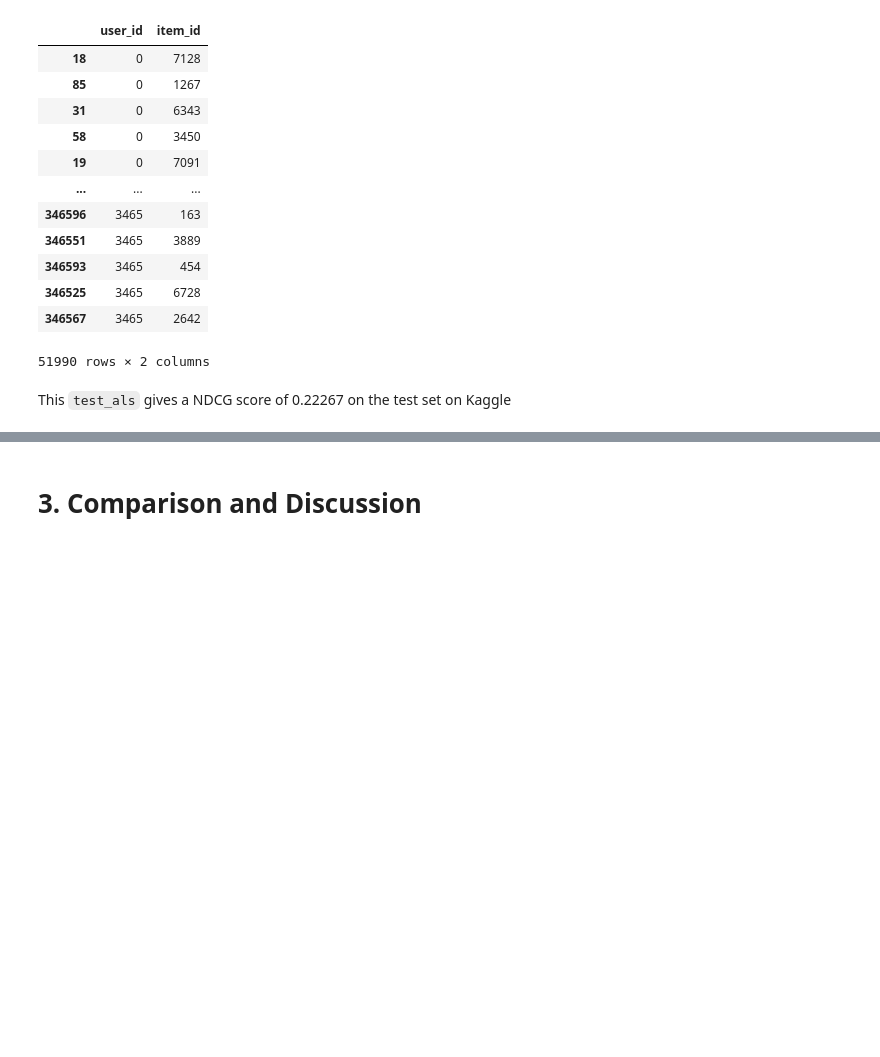
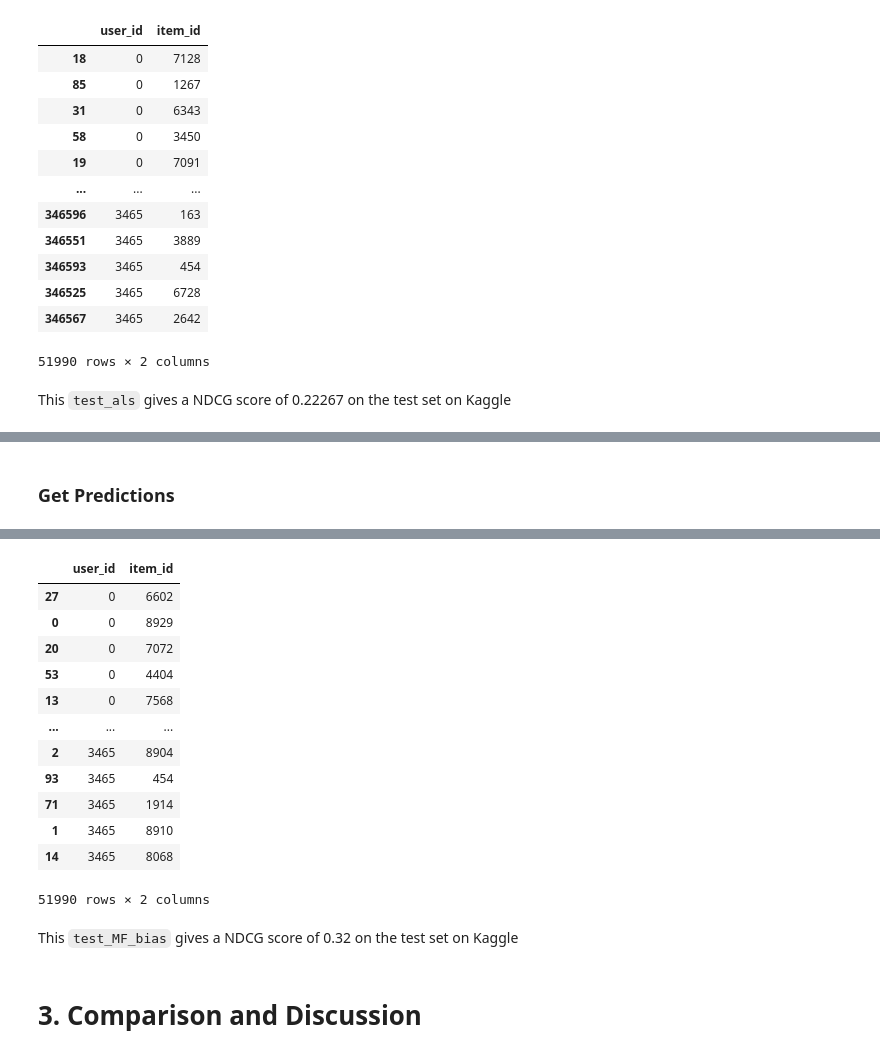
Before and after one commit to DanielTranDS/SocialMediaPhotos-RecommendationSystem-MatrixFactorization, a Jupyter notebook: RecommendationSystem_Codes.ipynb, the cells around one changed output, grey strips where cells are left out. Drawn from its saved outputs; the diff is of its cells as text; code cells hidden in the pictures; blank space fills up the shorter version.

Commit message:
Implement MF model, Comparison and Discussion

```diff
--- a/RecommendationSystem_Codes.ipynb
+++ b/RecommendationSystem_Codes.ipynb
@@ -575,0 +734,47 @@ This `test_als` gives a NDCG score of 0.22267 on the test set on Kaggle
+# %% [markdown]
+### Get Predictions
+# %%
+def recommend_nn(dataframe, person_id, model_, num_contents=15, score_wanted=True):
+    '''
+    Gets the following inputs:
+    dataframe: a dataframe of user and their item candidates
+    person_id: user_id of the user
+    model_: trained model which is used for doing predictions
+    num_contents: number of top recommendation we are seeking for the user
+    score_wanted: if we want to have the score for each recommended item
+
+    Outputs a dataframe of top n recommendation (based on dataframe of candidates) for each user.
+    The recommendations are sorted for each user based on the recommendation score.
+    The user can ask for the score to be included in the output dataframe by indicating using score_wanted parameter.
+    '''
+    #Dict of all 100 items that are candidated for each user
+    user_100_candidate = dataframe.groupby('user_id')['item_id'].apply(list).to_dict()
+    candidate_items = user_100_candidate[person_id]
+    cand_count = len(candidate_items)
+    predicted_labels = np.squeeze(model_(torch.tensor([person_id]*cand_count), torch.tensor(candidate_items)).detach().numpy())
+
+    #Prepare user-item-score as a dataframe for sorting and filtering
+    user_candidates_with_score_df = pd.DataFrame({"user_id":[person_id]*cand_count,
+                                           "item_id":candidate_items,
+                                           "score":predicted_labels})
+    # Sort in the order of high to low scores
+    all_cadidates_with_score_sorted = user_candidates_with_score_df.sort_values(by="score", ascending=False)
+    #Get top N candidates based on highest scores
+    top_cadidates_with_score_sorted = all_cadidates_with_score_sorted.head(num_contents)
+    #Remove score column if not requested
+    if score_wanted:
+        pass
+    else:
+        top_cadidates_with_score_sorted = top_cadidates_with_score_sorted.drop("score", axis = 1)
+    #Return final dataframe of recommendations for the user
+    return top_cadidates_with_score_sorted
+# %%
+%%time
+
+test_MF_bias = pd.DataFrame()
+
+for u in all_users:
+    df_recommendations_topN = recommend_nn(test, u, model_MF_bias, 15, score_wanted=False)
+    test_MF_bias = pd.concat([test_MF_bias, df_recommendations_topN], axis=0)
+test_MF_bias
+# %% [output]
@@ -575,0 +782,13 @@ This `test_als` gives a NDCG score of 0.22267 on the test set on Kaggle
+|  | user_id | item_id |
+| 27 | 0 | 6602 |
+| 0 | 0 | 8929 |
+| 20 | 0 | 7072 |
+| 53 | 0 | 4404 |
+| 13 | 0 | 7568 |
+| ... | ... | ... |
+| 2 | 3465 | 8904 |
+| 93 | 3465 | 454 |
+| 71 | 3465 | 1914 |
+| 1 | 3465 | 8910 |
+| 14 | 3465 | 8068 |
+51990 rows × 2 columns
@@ -576,2 +798,4 @@ This `test_als` gives a NDCG score of 0.22267 on the test set on Kaggle
+# %% [markdown]
+This `test_MF_bias` gives a NDCG score of 0.32 on the test set on Kaggle
 # %% [markdown]
 # 3. Comparison and Discussion <a class="anchor" id="3"></a>
```
Also changed, not shown: parts of 16 cells of this notebook.
